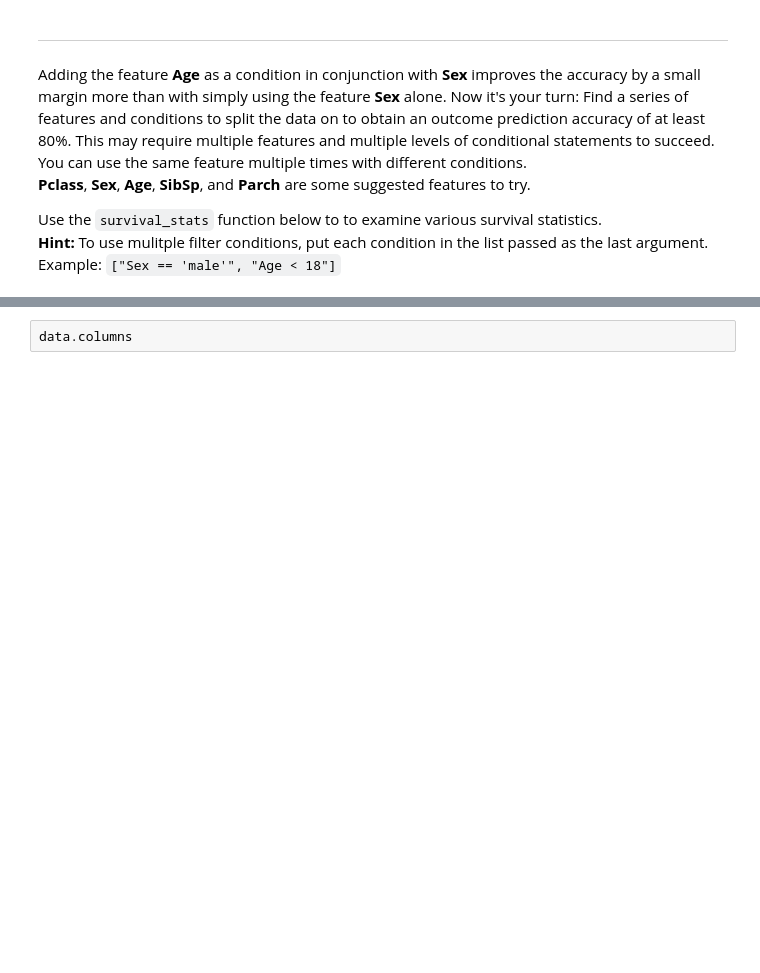
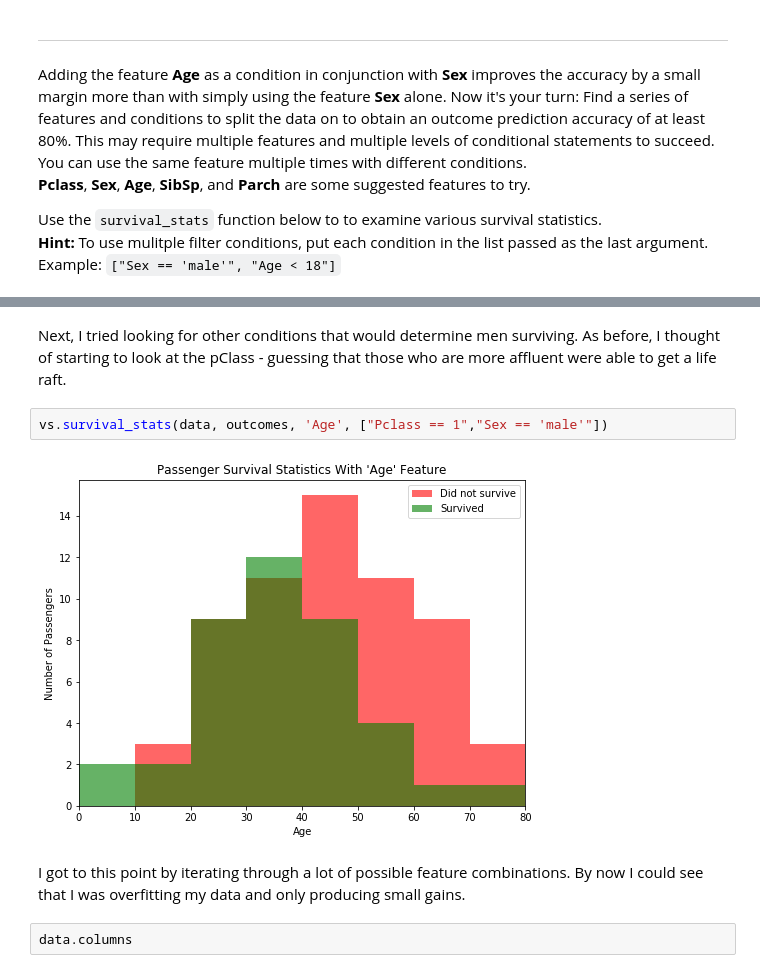
Before and after one commit to JeroenSchmidt/machine-learning, a Jupyter notebook: projects/titanic_survival_exploration/titanic_survival_exploration.ipynb, the cells around one changed output, grey strips where cells are left out. Cells and saved outputs as stored; diff of their text form; blank space fills up the shorter version.

```diff
--- a/projects/titanic_survival_exploration/titanic_survival_exploration.ipynb
+++ b/projects/titanic_survival_exploration/titanic_survival_exploration.ipynb
@@ -221,3 +240,12 @@ vs.survival_stats(data, outcomes, 'Age', ["Sex == 'female'","Parch > 3"])
+# %% [markdown]
+Next, I tried looking for other conditions that would determine men surviving.
+As before, I thought of starting to look at the pClass - guessing that those who are more affluent were able to get a life raft.
+# %%
+vs.survival_stats(data, outcomes, 'Age', ["Pclass == 1","Sex == 'male'"])
+# %% [output]
+[figure, added]
+# %% [markdown]
+I got to this point by iterating through a lot of possible feature combinations. By now I could see that I was overfitting my data and only producing small gains.
 # %%
 data.columns
 # %% [output]
```
Also changed, not shown: parts of 13 cells of this notebook, 1 other file.
